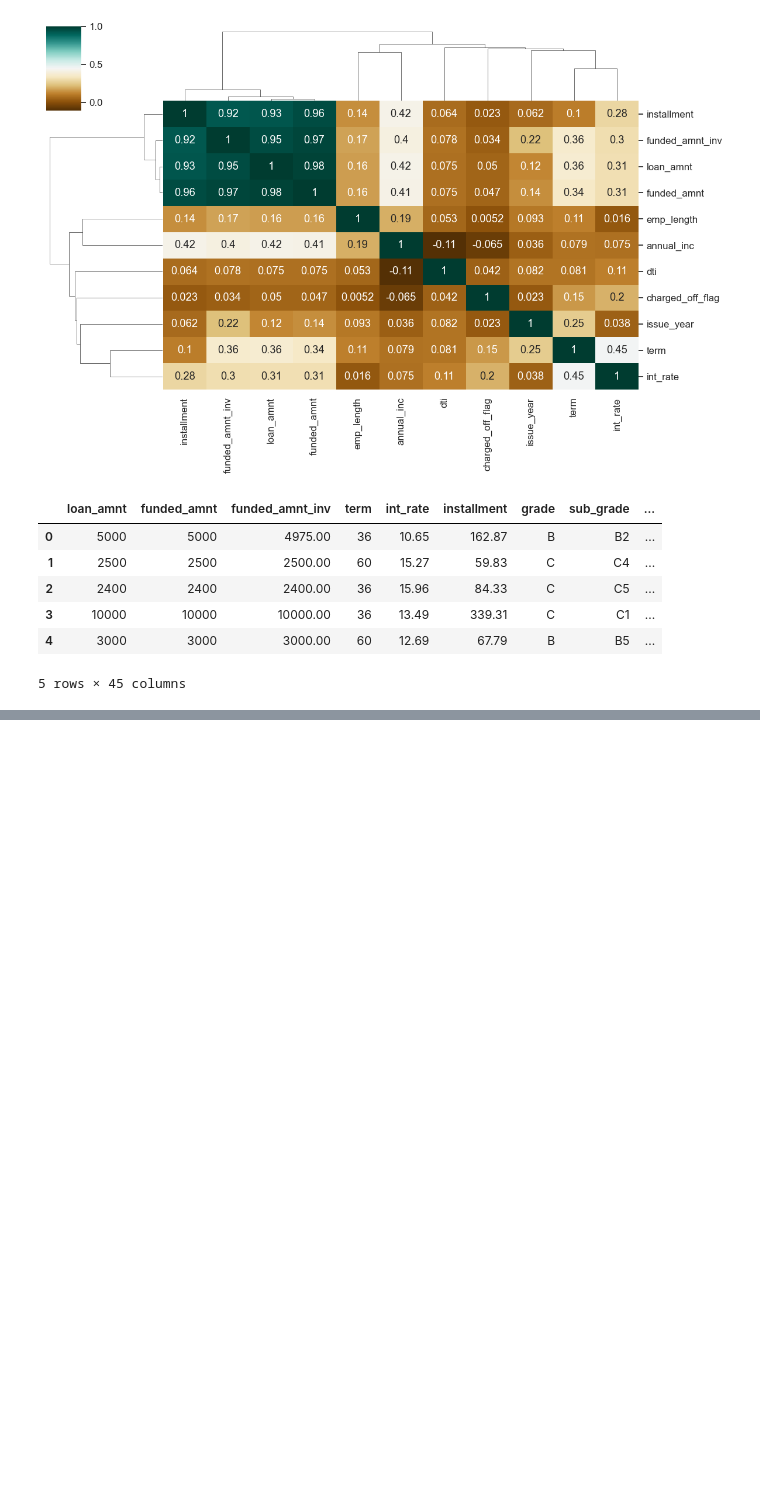
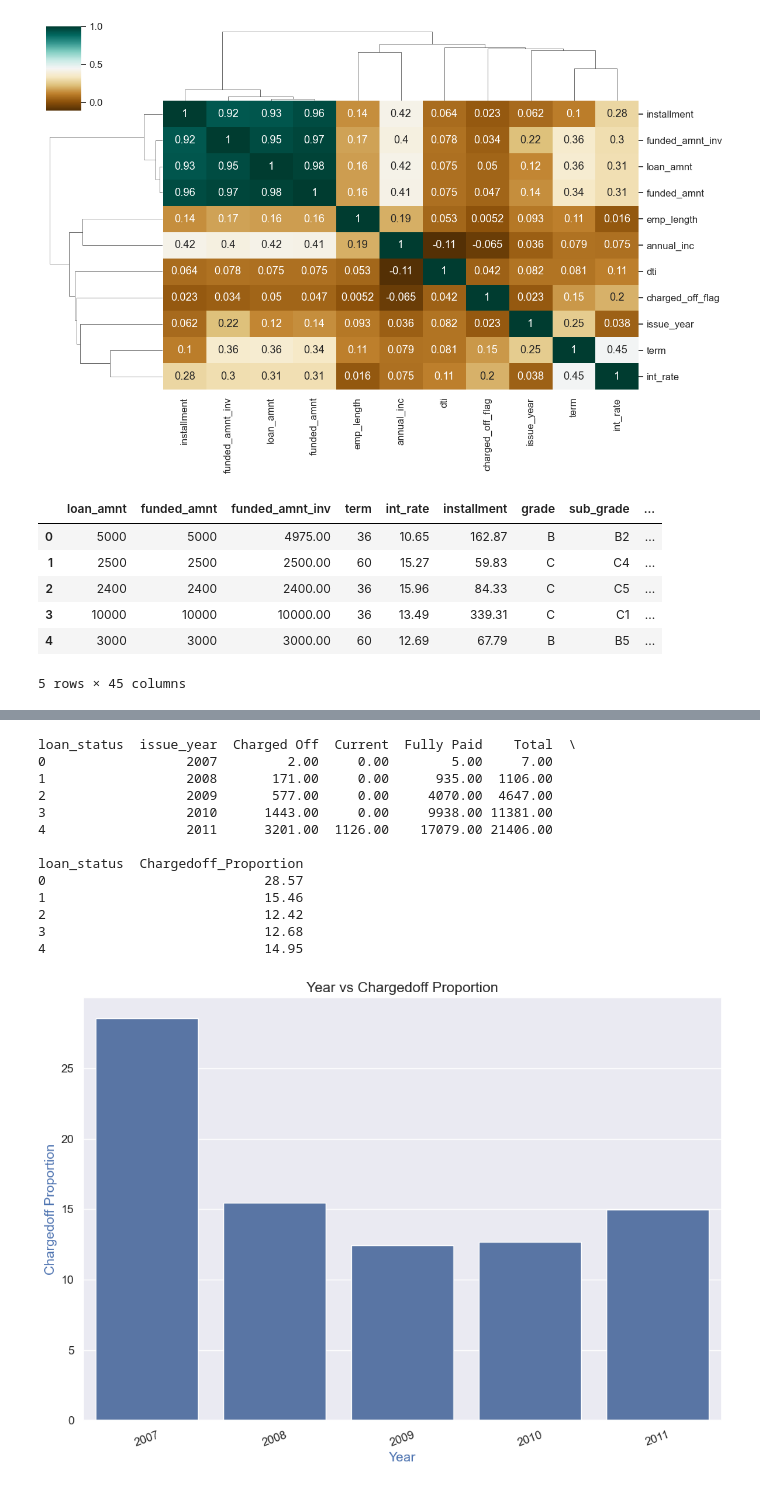
Before and after one commit to blogbydev/lendingcasestudy, a Jupyter notebook: lcs_srinivasan.ipynb, the cells around one changed output, grey strips where cells are left out. Cells and saved outputs as stored; diff of their text form; code cells hidden in the pictures; blank space fills up the shorter version.

```diff
--- a/lcs_srinivasan.ipynb
+++ b/lcs_srinivasan.ipynb
@@ -683,0 +685,17 @@ loan_status  Chargedoff_Proportion
+# %%
+chargedoff_perc_vs_x(lend_loan_df, 'issue_year','Year')
+# %% [output]
+loan_status  issue_year  Charged Off  Current  Fully Paid    Total  \
+0                  2007         2.00     0.00        5.00     7.00
+1                  2008       171.00     0.00      935.00  1106.00
+2                  2009       577.00     0.00     4070.00  4647.00
+3                  2010      1443.00     0.00     9938.00 11381.00
+4                  2011      3201.00  1126.00    17079.00 21406.00
+
+loan_status  Chargedoff_Proportion
+0                            28.57
+1                            15.46
+2                            12.42
+3                            12.68
+4                            14.95
+[figure, added]
```
Also changed, not shown: parts of 18 cells of this notebook.
